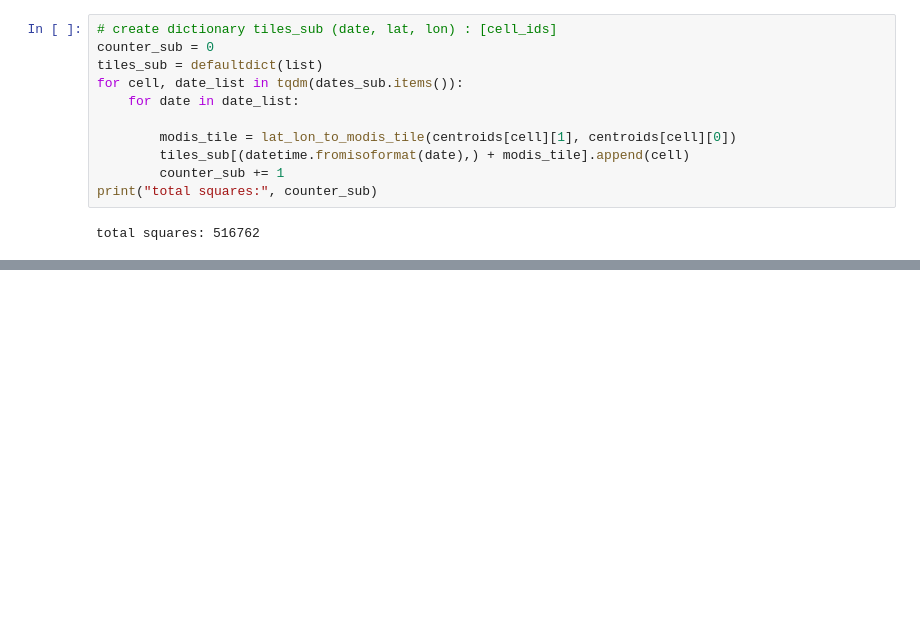
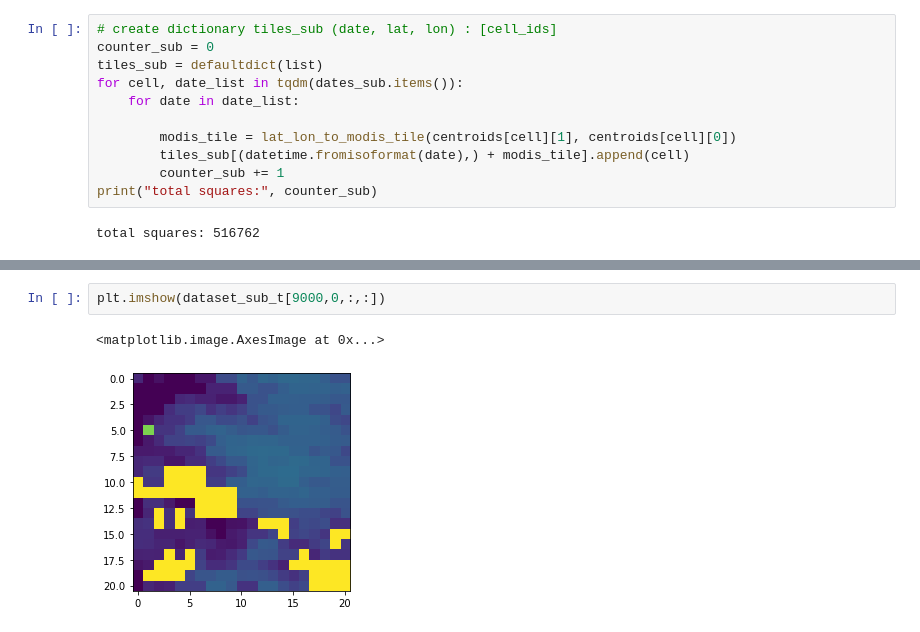
Before and after one commit to M-Harrington/SnowComp, a Jupyter notebook: src/ModisProcessingActual.ipynb, the cells around one changed output, grey strips where cells are left out. Drawn from its saved outputs; the diff is of its cells as text; blank space fills up the shorter version.

```diff
--- a/src/ModisProcessingActual.ipynb
+++ b/src/ModisProcessingActual.ipynb
@@ -501,0 +467,5 @@ Data variables: (12/14)
+# %%
+plt.imshow(dataset_sub_t[9000,0,:,:])
+# %% [output]
+<matplotlib.image.AxesImage at 0x...>
+[figure, added]
```
Also changed, not shown: parts of 18 cells of this notebook, 1 other file.
